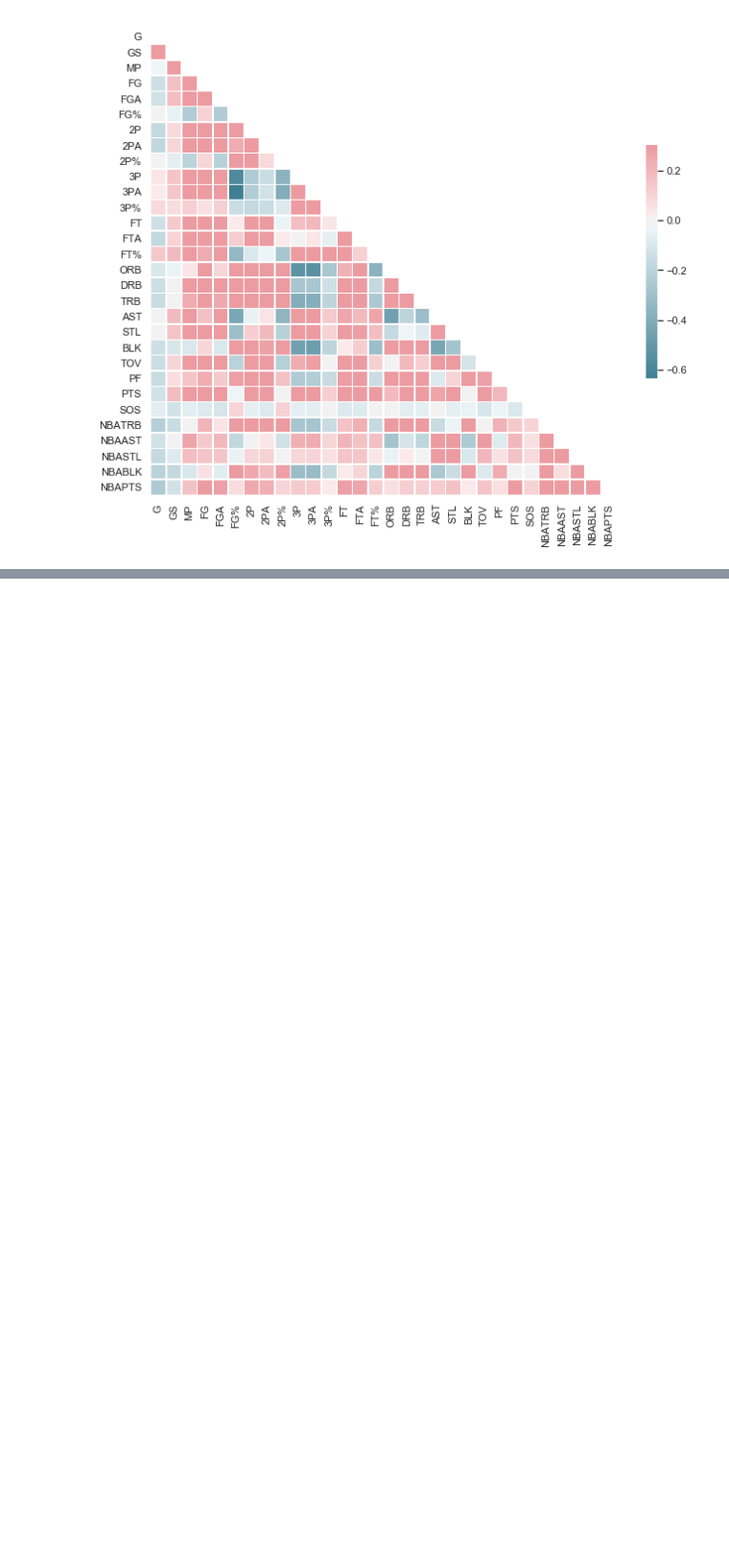
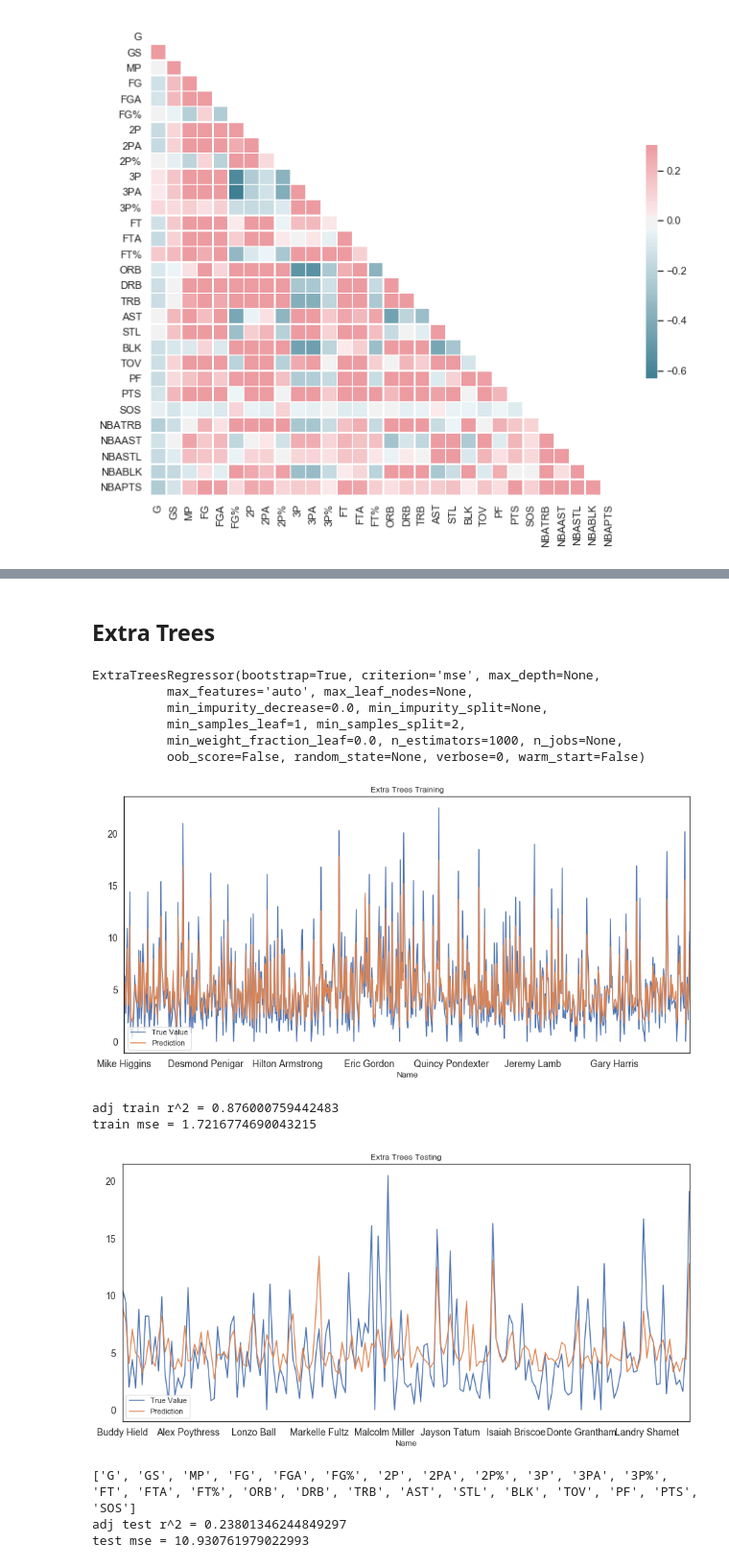
Before and after one commit to randomicons/nba-daily-fantasy, a Jupyter notebook: Rookie Predictions.ipynb, the cells around one changed output, grey strips where cells are left out. Shown at 96% size. Drawn from its saved outputs; the diff is of its cells as text; code cells hidden in the pictures; blank space fills up the shorter version.

Commit message:
Some Predictions
Some Predictions

```diff
--- a/Rookie Predictions.ipynb
+++ b/Rookie Predictions.ipynb
@@ -263,0 +135,41 @@ test mse = 11.19250823218555
+# %% [markdown]
+## Extra Trees
+# %%
+from sklearn.ensemble import ExtraTreesRegressor
+reg = ExtraTreesRegressor(n_estimators=1000,bootstrap=True)
+reg.fit(train_x.values, train_y.NBAPTS.values)
+# %% [output]
+ExtraTreesRegressor(bootstrap=True, criterion='mse', max_depth=None,
+          max_features='auto', max_leaf_nodes=None,
+          min_impurity_decrease=0.0, min_impurity_split=None,
+          min_samples_leaf=1, min_samples_split=2,
+          min_weight_fraction_leaf=0.0, n_estimators=1000, n_jobs=None,
+          oob_score=False, random_state=None, verbose=0, warm_start=False)
+# %%
+train_y2 = train_y.copy(deep=True)
+test_y2 = test_y.copy(deep=True)
+train_y2['prediction'] = sc2.inverse_transform(reg.predict(train_x.values))
+test_y2['prediction'] = sc2.inverse_transform(reg.predict(test_x.values))
+train_y2['NBAPTS'] = sc2.inverse_transform(train_y2['NBAPTS'])
+test_y2['NBAPTS'] = sc2.inverse_transform(test_y2['NBAPTS'])
+train_y2['NBAPTS'].plot(figsize=(15,7), title= 'Extra Trees Training', fontsize=14, label='True Value')
+train_y2['prediction'].plot(figsize=(15,7), title= 'Extra Trees Training', fontsize=14, label='Prediction')
+plt.legend(loc='lower left')
+plt.show()
+print('adj train r^2 = ' + str(adj_r2_score((r2_score(train_y2.NBAPTS, train_y2.prediction)),train_x.shape[0], train_x.shape[1])))
+print('train mse = ' + str(mean_squared_error(train_y2.NBAPTS, train_y2.prediction)))
+test_y2['NBAPTS'].plot(figsize=(15,7), title= 'Extra Trees Testing', fontsize=14, label='True Value')
+test_y2['prediction'].plot(figsize=(15,7), title= 'Extra Trees Testing', fontsize=14, label='Prediction')
+plt.legend(loc='lower left')
+plt.show()
+print(list(train_x.columns.values))
+print('adj test r^2 = ' + str(adj_r2_score((r2_score(test_y2.NBAPTS, test_y2.prediction)),train_x.shape[0], train_x.shape[1])))
+print('test mse = ' + str(mean_squared_error(test_y2.NBAPTS, test_y2.prediction)))
+# %% [output]
+[figure, added]
+adj train r^2 = 0.876000759442483
+train mse = 1.7216774690043215
+[figure, added]
+['G', 'GS', 'MP', 'FG', 'FGA', 'FG%', '2P', '2PA', '2P%', '3P', '3PA', '3P%', 'FT', 'FTA', 'FT%', 'ORB', 'DRB', 'TRB', 'AST', 'STL', 'BLK', 'TOV', 'PF', 'PTS', 'SOS']
+adj test r^2 = 0.23801346244849297
+test mse = 10.930761979022993
```
Also changed, not shown: parts of 43 cells of this notebook.
